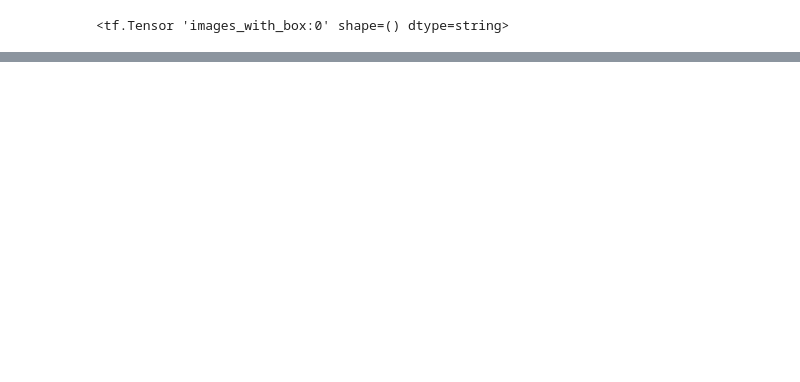
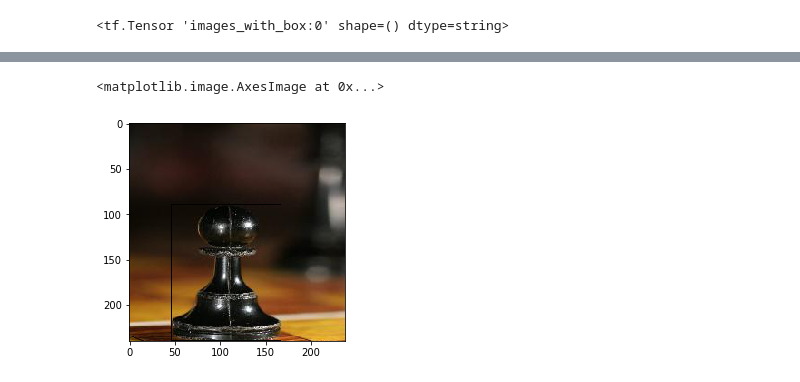
Before and after one commit to Simikamali/image_augment, a Jupyter notebook: DataAug.ipynb, the cells around one changed output, grey strips where cells are left out. Drawn from its saved outputs; the diff is of its cells as text; code cells hidden in the pictures; blank space fills up the shorter version.

```diff
--- a/DataAug.ipynb
+++ b/DataAug.ipynb
@@ -71,0 +80,11 @@ Use Pillow's ``Image.fromarray`` directly instead.
+# %%
+distorted_image = sess.run(tf.slice(tf_img, begin, size))
+tf_img = np.expand_dims(distorted_image, axis=0)
+distorted_with_box = tf.image.draw_bounding_boxes(tf_img,new_box)
+image = (sess.run(distorted_with_box))
+# %%
+# Randomly Cropped Image w/ New Bounding Box
+plt.imshow(image[-1,:,:,:]/255)
+# %% [output]
+<matplotlib.image.AxesImage at 0x...>
+[figure, added]
```
Also changed, not shown: parts of 43 cells of this notebook, 1 other file.
